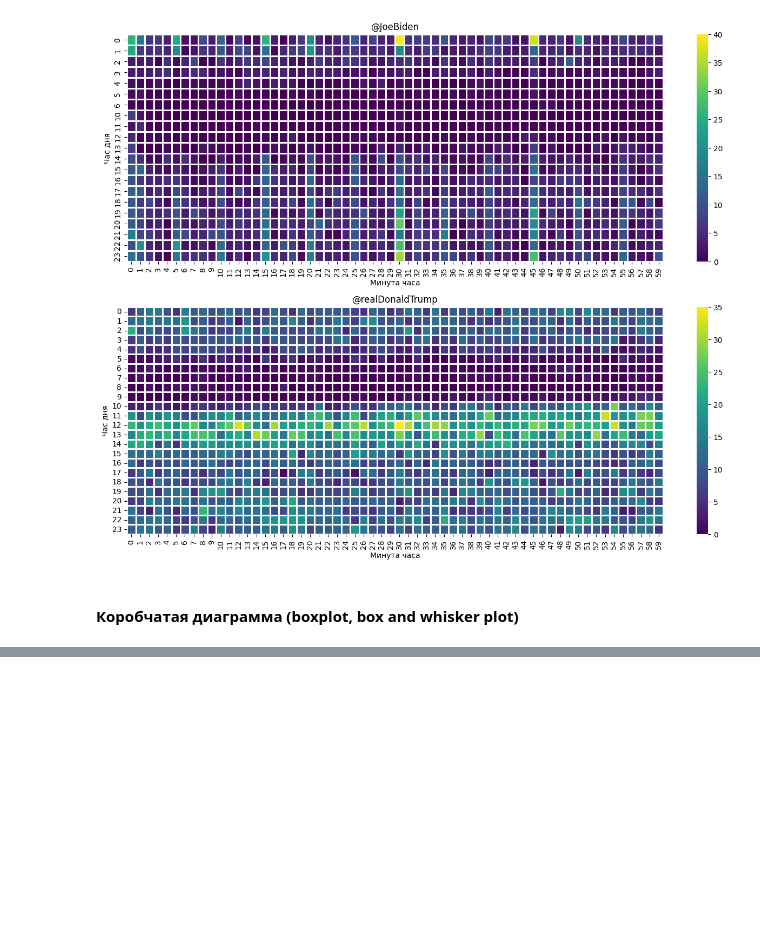
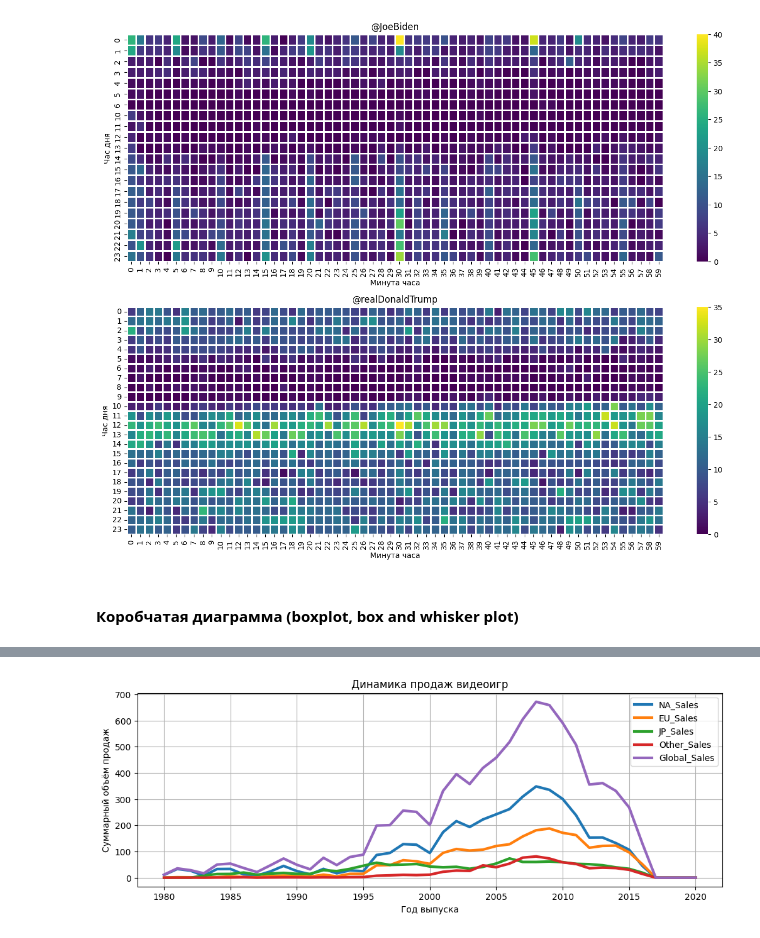
Before and after one commit to MazepaYuliya/SF_DS_3_0, a Jupyter notebook: Pandas_/Visualization.ipynb, the cells around one changed output, grey strips where cells are left out. Saved outputs shown, nothing was run; the diff lists cells and outputs as text; code cells hidden in the pictures; blank space fills up the shorter version.

Commit message:
added matlibplot visualizatiin

```diff
--- a/Pandas_/Visualization.ipynb
+++ b/Pandas_/Visualization.ipynb
@@ -227,0 +243,13 @@ Text(0, 0.5, 'Тип пользователя')
+# %%
+# Если в data передается dataframe, нужно указывать x и y
+dinamic_by_region.plot(
+    kind='line',
+    figsize=(12, 4),
+    title='Динамика продаж видеоигр',
+    xlabel='Год выпуска',
+    ylabel='Суммарный объём продаж',
+    grid = True,
+    lw=3
+);
+# %% [output]
+[figure, added]
```
Also changed, not shown: parts of 9 cells of this notebook, 3 other files.
